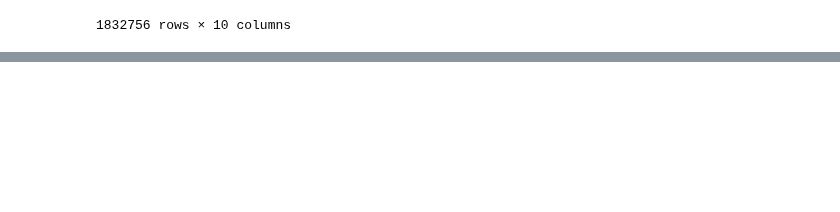
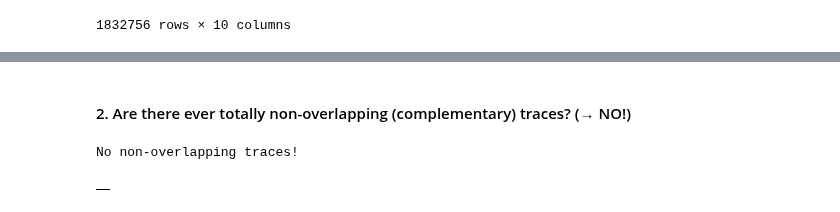
Before and after one commit to gesinecauer/Chromatin_Analysis_MOp, a Jupyter notebook: jupyter/parse_dna_merfish.ipynb, the cells around one changed output, grey strips where cells are left out. Saved outputs shown, nothing was run; the diff lists cells and outputs as text; code cells hidden in the pictures; blank space fills up the shorter version.

```diff
--- a/jupyter/parse_dna_merfish.ipynb
+++ b/jupyter/parse_dna_merfish.ipynb
@@ -574,0 +578,29 @@ tmp.groupby('cell_id').apply(bar, include_groups=False).reset_index(level=0).set
+# %% [markdown]
+#### 2. Are there ever totally non-overlapping (complementary) traces? (→ NO!)
+# %%
+def find_nonoverlapping_traces(df):
+    if len(df) == 1:
+        return None
+    traces = df.trace_id.values
+    df_overlap = []
+    for i in traces:
+        start_i, end_i = df.loc[df.trace_id == i, ['trace_start', 'trace_end']].values.ravel()
+        for j in range(i + 1, traces.max()):
+            start_j, end_j = df.loc[df.trace_id == j, ['trace_start', 'trace_end']].values.ravel()
+            if (end_j < start_i) or (end_i < start_j):  # Traces don't overlap
+                df_overlap.append({
+                    'trace_id': [i, j][np.argmin([start_i, start_j])],
+                    'trace_start': np.min([start_i, start_j]),
+                    'trace_max': np.max([end_i, end_j])})
+    if not len(df_overlap):
+        return None
+    return pd.Dataframe(df_overlap)
+
+
+has_overlap = df_trace.groupby(['cell_id', 'chrom']).apply(find_nonoverlapping_traces, include_groups=False)
+if not len(has_overlap):
+    print("No non-overlapping traces!")
+has_overlap
+# %% [output]
+No non-overlapping traces!
+|  |
```
Also changed, not shown: parts of 29 cells of this notebook.
